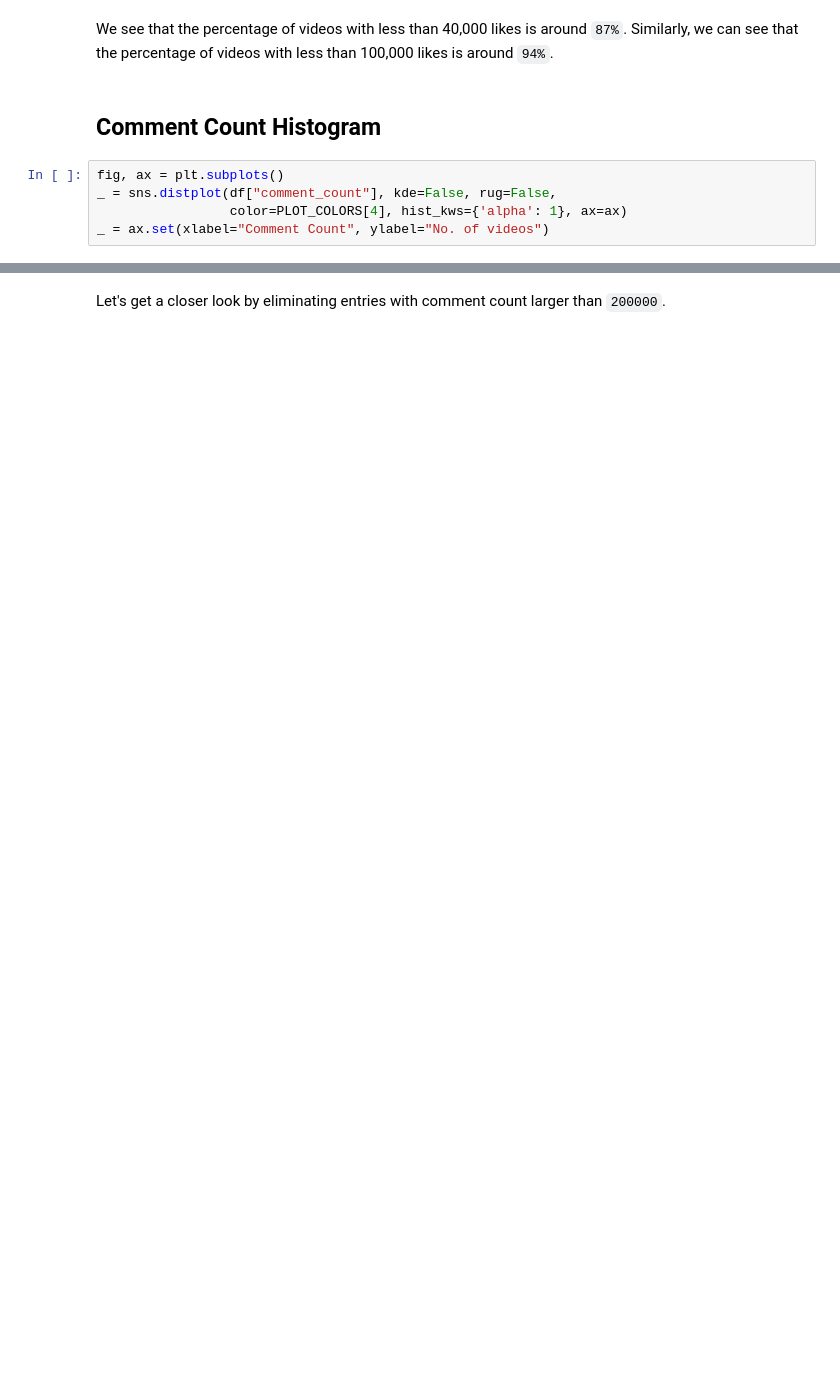
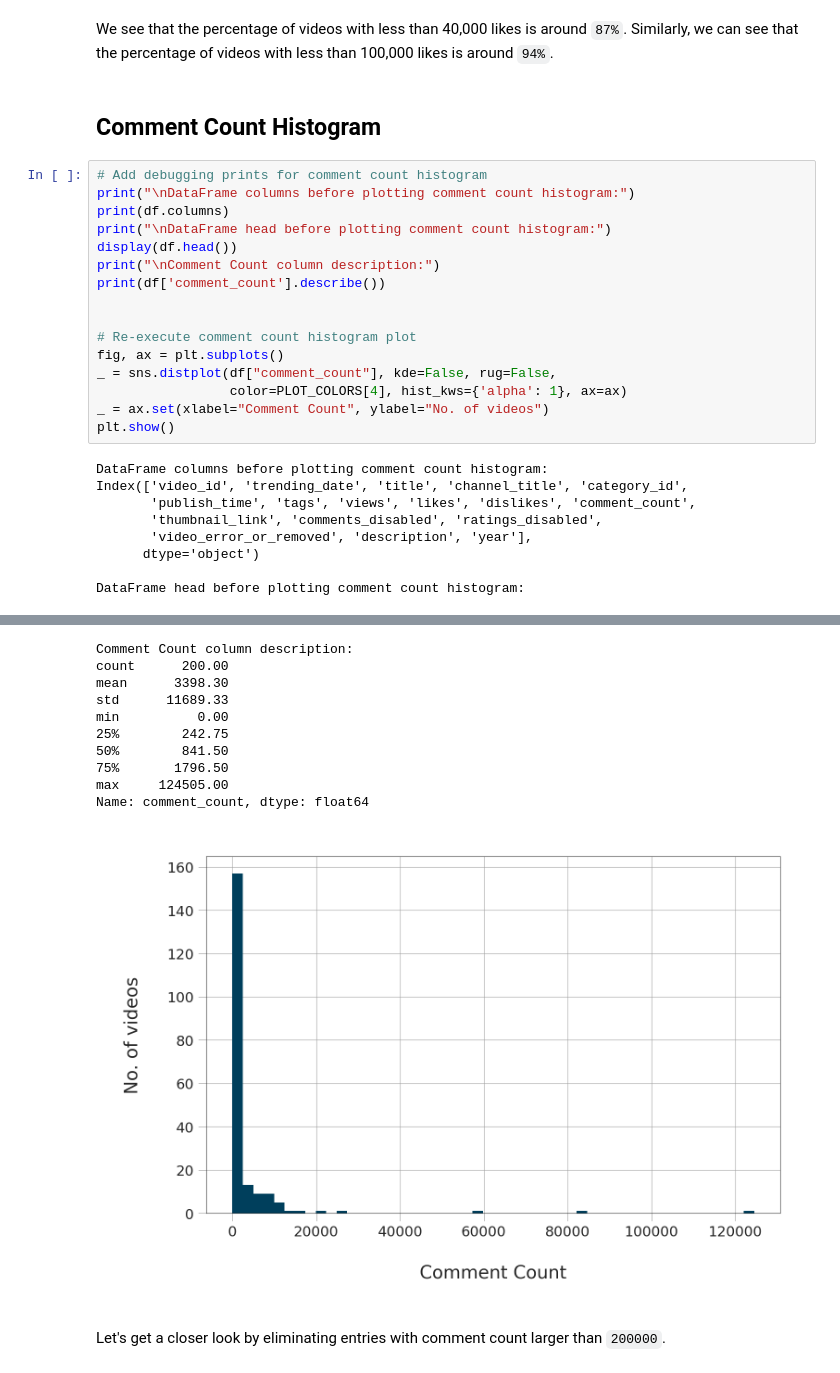
Before and after one commit to Levi-bytes/YouTube-Trending-Videos-Analysis, a Jupyter notebook: YouTube Trending Videos Analysis.ipynb, the cells around one changed output, grey strips where cells are left out. Saved outputs shown, nothing was run; the diff lists cells and outputs as text; blank space fills up the shorter version.

```diff
--- a/YouTube Trending Videos Analysis.ipynb
+++ b/YouTube Trending Videos Analysis.ipynb
@@ -168,7 +312,27 @@ Similarly, we can see that the percentage of videos with less than 100,000 likes
 # %% [markdown]
 ## Comment Count Histogram
 # %%
+# Add debugging prints for comment count histogram
+print("\nDataFrame columns before plotting comment count histogram:")
+print(df.columns)
+print("\nDataFrame head before plotting comment count histogram:")
+display(df.head())
+print("\nComment Count column description:")
+print(df['comment_count'].describe())
+
+
+# Re-execute comment count histogram plot
 fig, ax = plt.subplots()
 _ = sns.distplot(df["comment_count"], kde=False, rug=False,
                  color=PLOT_COLORS[4], hist_kws={'alpha': 1}, ax=ax)
 _ = ax.set(xlabel="Comment Count", ylabel="No. of videos")
+plt.show()
+# %% [output]
+DataFrame columns before plotting comment count histogram:
+Index(['video_id', 'trending_date', 'title', 'channel_title', 'category_id',
+       'publish_time', 'tags', 'views', 'likes', 'dislikes', 'comment_count',
+       'thumbnail_link', 'comments_disabled', 'ratings_disabled',
+       'video_error_or_removed', 'description', 'year'],
+      dtype='object')
+
+DataFrame head before plotting comment count histogram:
@@ -175,3 +345,14 @@ _ = ax.set(xlabel="Comment Count", ylabel="No. of videos")
+Comment Count column description:
+count      200.00
+mean      3398.30
+std      11689.33
+min          0.00
+25%        242.75
+50%        841.50
+75%       1796.50
+max     124505.00
+Name: comment_count, dtype: float64
+[figure, added]
 # %% [markdown]
 Let's get a closer look by eliminating entries with comment count larger than `200000`.
 # %%
```
Also changed, not shown: parts of 105 cells of this notebook.
